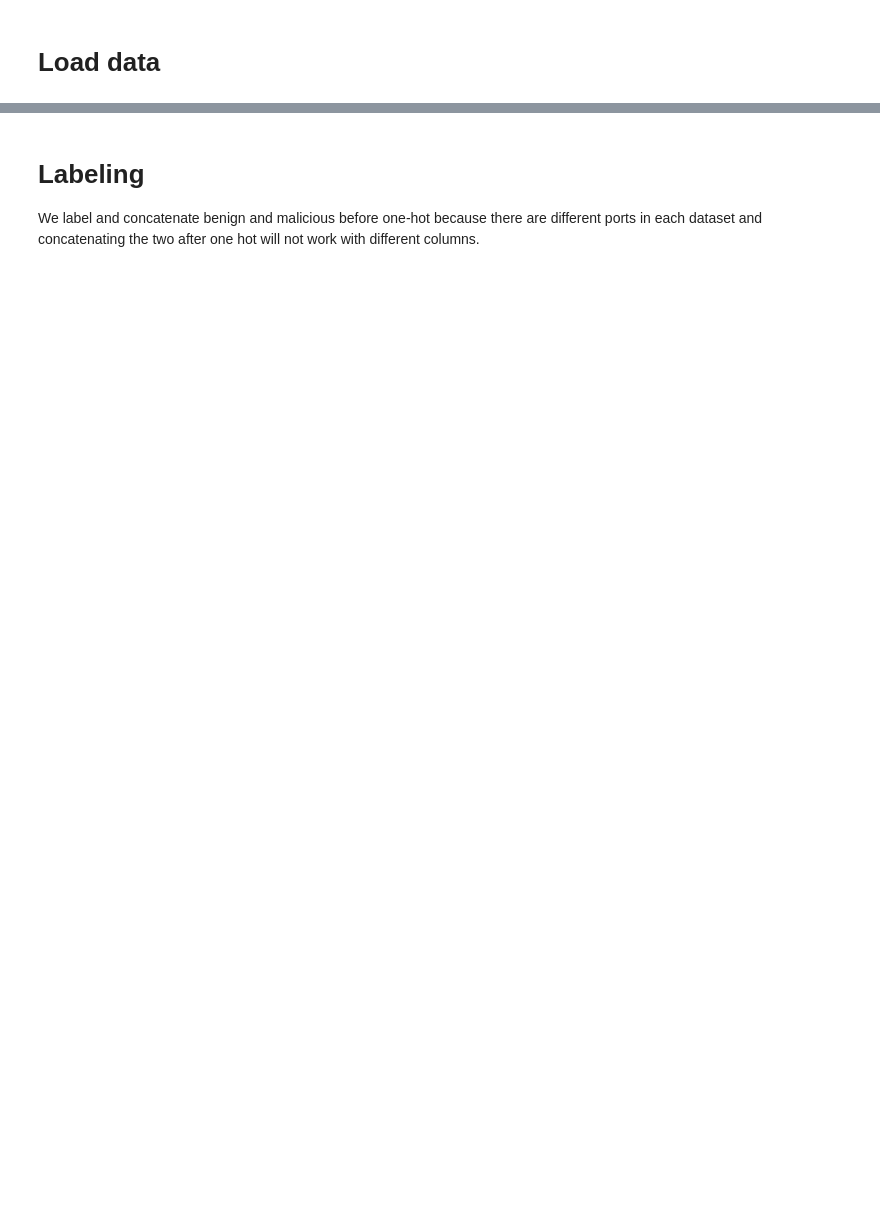
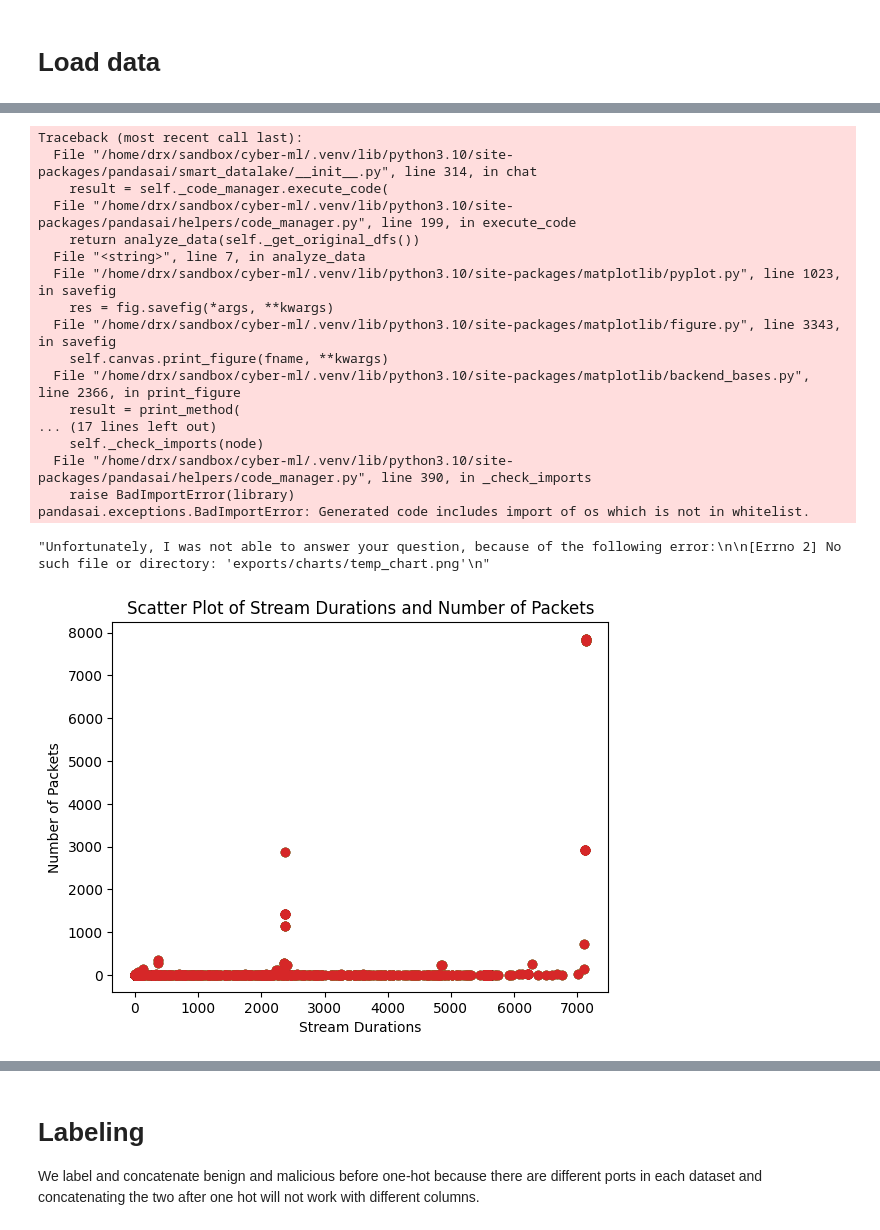
Before and after one commit to mundruid/cyber-ml, a Jupyter notebook: cyber_ml/blog_eda_3.ipynb, the cells around one changed output, grey strips where cells are left out. Drawn from its saved outputs; the diff is of its cells as text; code cells hidden in the pictures; blank space fills up the shorter version.

Commit message:
adds eda blog 3

```diff
--- a/cyber_ml/blog_eda_3.ipynb
+++ b/cyber_ml/blog_eda_3.ipynb
@@ -17,5 +27,5 @@ from gensim.utils import simple_preprocess
 # Load data
 # %%
 mirai_flow_df_numeric = pd.read_pickle("../data/blog_eda/mirai_flow_numeric.pkl")
-benign_flow_df_numeric = pd.read_pickle("../data/blog_eda/mirai_flow_numeric.pkl")
+benign_flow_df_numeric = pd.read_pickle("../data/blog_eda/benign_flow_numeric.pkl")
 # %% [markdown]
@@ -22,0 +33,8 @@ benign_flow_df_numeric = pd.read_pickle("../data/blog_eda/mirai_flow_numeric.pkl
+# %%
+# Instantiate a LLM
+llm = OpenAI(api_token=openai_api_key)
+pandas_ai = PandasAI(llm)
+# %%
+mirai_clean_df = pandas_ai.run(mirai_flow_df_numeric, prompt="Copy the dataframe to a new variable named df_cleaned. Do data cleaning. Return df_cleaned.")
+# %%
+benign_clean_df = pandas_ai.run(benign_flow_df_numeric, prompt="Copy the dataframe to a new variable named df_cleaned. Do data cleaning. Return df_cleaned.")
@@ -22,0 +97,25 @@ benign_flow_df_numeric = pd.read_pickle("../data/blog_eda/mirai_flow_numeric.pkl
+# %%
+pandas_ai.run(
+    mirai_clean_df,
+    prompt="Plot the scatter plot of stream durations and number of packets.",
+)
+# %% [output]
+Traceback (most recent call last):
+  File "/home/drx/sandbox/cyber-ml/.venv/lib/python3.10/site-packages/pandasai/smart_datalake/__init__.py", line 314, in chat
+    result = self._code_manager.execute_code(
+  File "/home/drx/sandbox/cyber-ml/.venv/lib/python3.10/site-packages/pandasai/helpers/code_manager.py", line 199, in execute_code
+    return analyze_data(self._get_original_dfs())
+  File "<string>", line 7, in analyze_data
+  File "/home/drx/sandbox/cyber-ml/.venv/lib/python3.10/site-packages/matplotlib/pyplot.py", line 1023, in savefig
+    res = fig.savefig(*args, **kwargs)
+  File "/home/drx/sandbox/cyber-ml/.venv/lib/python3.10/site-packages/matplotlib/figure.py", line 3343, in savefig
+    self.canvas.print_figure(fname, **kwargs)
+  File "/home/drx/sandbox/cyber-ml/.venv/lib/python3.10/site-packages/matplotlib/backend_bases.py", line 2366, in print_figure
+    result = print_method(
+... (17 lines left out)
+    self._check_imports(node)
+  File "/home/drx/sandbox/cyber-ml/.venv/lib/python3.10/site-packages/pandasai/helpers/code_manager.py", line 390, in _check_imports
+    raise BadImportError(library)
+pandasai.exceptions.BadImportError: Generated code includes import of os which is not in whitelist.
+"Unfortunately, I was not able to answer your question, because of the following error:\n\n[Errno 2] No such file or directory: 'exports/charts/temp_chart.png'\n"
+[figure, added]
```
Also changed, not shown: parts of 21 cells of this notebook, 3 other files.
